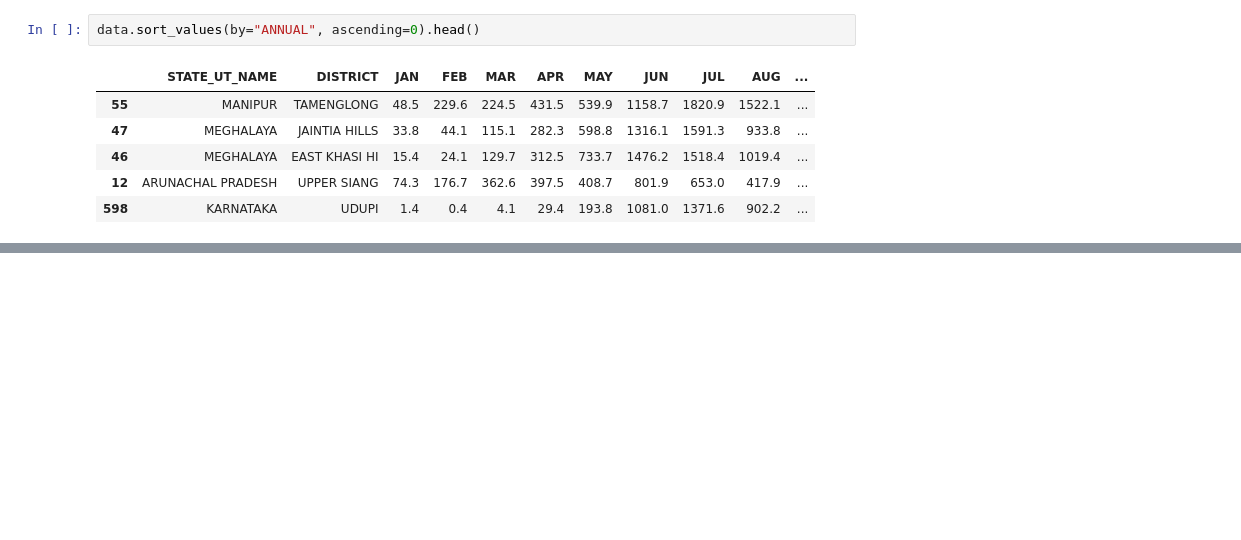
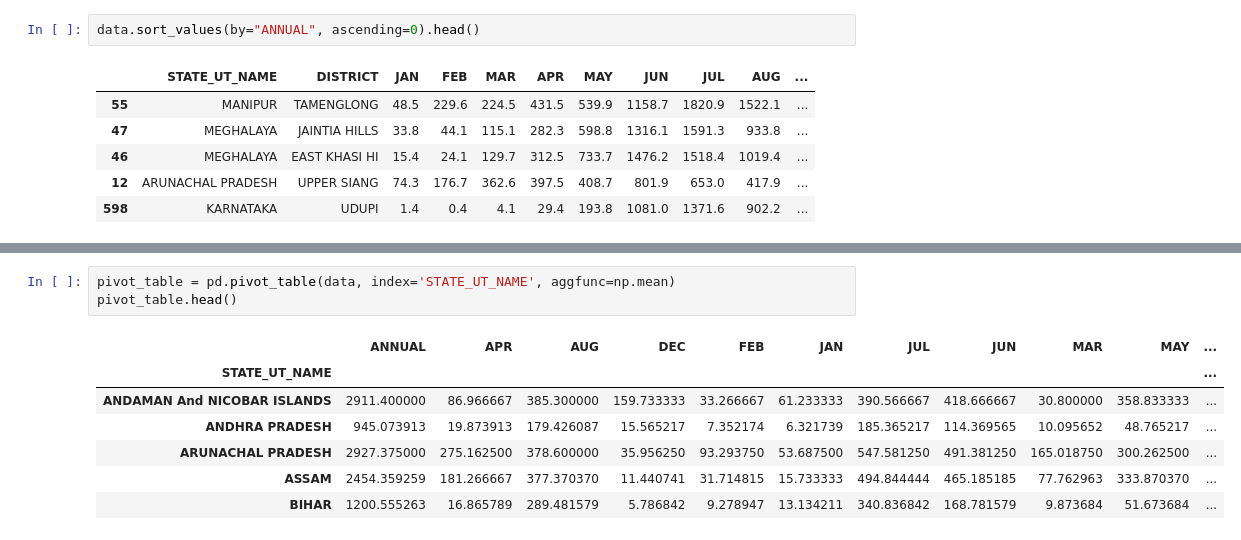
Before and after one commit to shankar7042/data-science-learning, a Jupyter notebook: panads practice.ipynb, the cells around one changed output, grey strips where cells are left out. Drawn from its saved outputs; the diff is of its cells as text; blank space fills up the shorter version.

```diff
--- a/panads practice.ipynb
+++ b/panads practice.ipynb
@@ -60,0 +80,11 @@ data.sort_values(by="ANNUAL", ascending=0).head()
+# %%
+pivot_table = pd.pivot_table(data, index='STATE_UT_NAME', aggfunc=np.mean)
+pivot_table.head()
+# %% [output]
+|  | ANNUAL | APR | AUG | DEC | FEB | JAN | JUL | JUN | MAR | MAY | ... |
+| STATE_UT_NAME |  |  |  |  |  |  |  |  |  |  | ... |
+| ANDAMAN And NICOBAR ISLANDS | 2911.400000 | 86.966667 | 385.300000 | 159.733333 | 33.266667 | 61.233333 | 390.566667 | 418.666667 | 30.800000 | 358.833333 | ... |
+| ANDHRA PRADESH | 945.073913 | 19.873913 | 179.426087 | 15.565217 | 7.352174 | 6.321739 | 185.365217 | 114.369565 | 10.095652 | 48.765217 | ... |
+| ARUNACHAL PRADESH | 2927.375000 | 275.162500 | 378.600000 | 35.956250 | 93.293750 | 53.687500 | 547.581250 | 491.381250 | 165.018750 | 300.262500 | ... |
+| ASSAM | 2454.359259 | 181.266667 | 377.370370 | 11.440741 | 31.714815 | 15.733333 | 494.844444 | 465.185185 | 77.762963 | 333.870370 | ... |
+| BIHAR | 1200.555263 | 16.865789 | 289.481579 | 5.786842 | 9.278947 | 13.134211 | 340.836842 | 168.781579 | 9.873684 | 51.673684 | ... |
```
Also changed, not shown: parts of 6 cells of this notebook, 1 other file.
